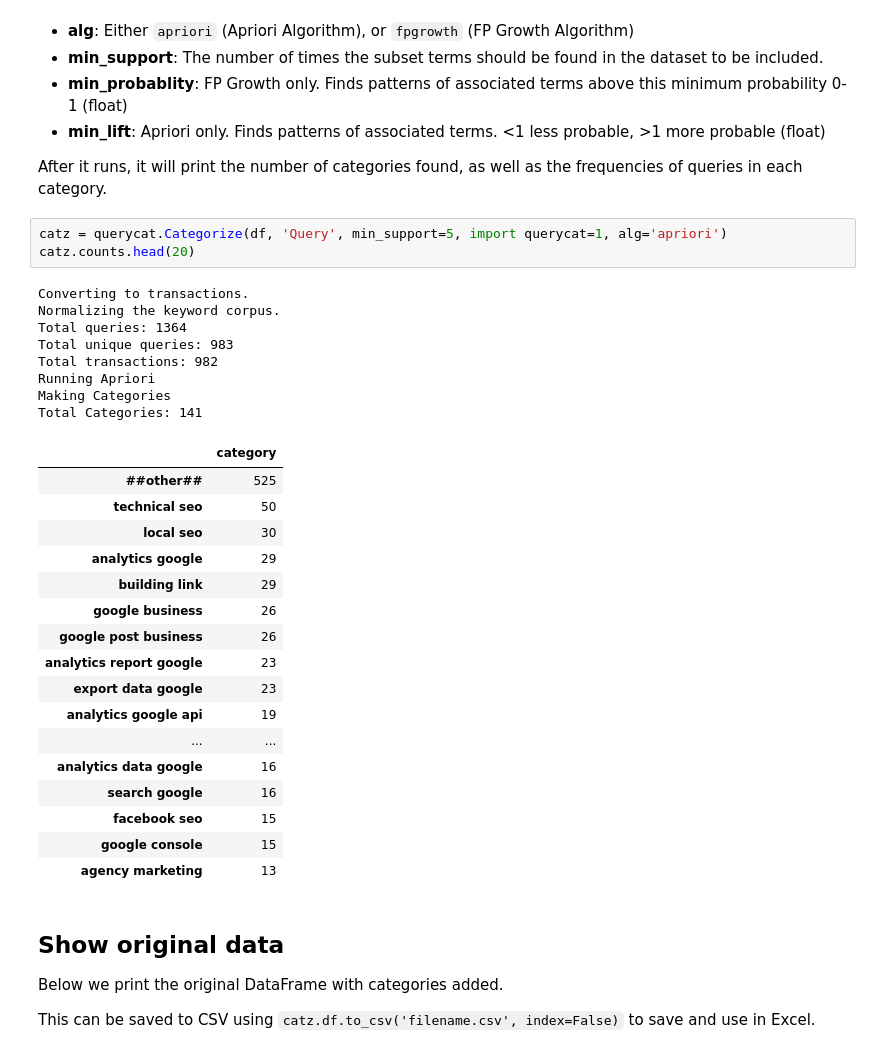
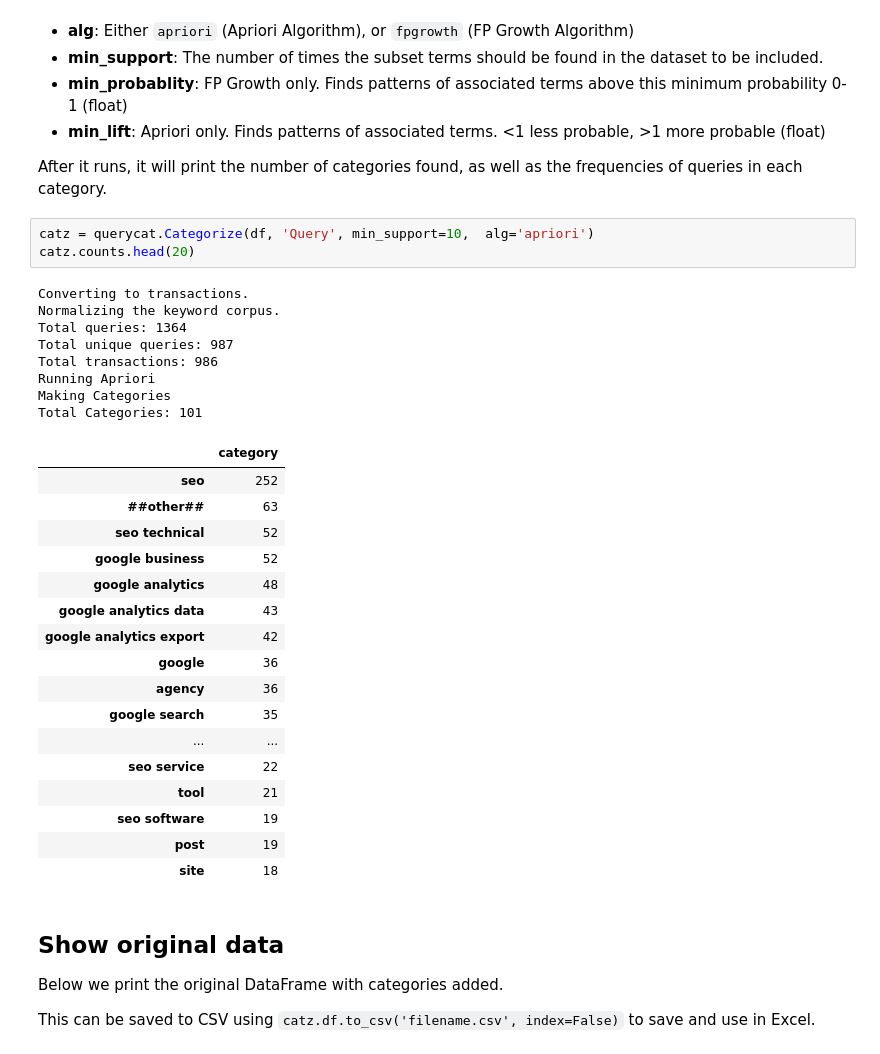
Before and after one commit to jroakes/querycat, a Jupyter notebook: Demo.ipynb, the cells around one changed output. Cells and saved outputs as stored; diff of their text form.

```diff
--- a/Demo.ipynb
+++ b/Demo.ipynb
@@ -46,34 +57,34 @@ The `querycat.Categorize` function, takes the following arguments.
 
 After it runs, it will print the number of categories found, as well as the frequencies of queries in each category.
 # %%
-catz = querycat.Categorize(df, 'Query', min_support=5, import querycat=1, alg='apriori')
+catz = querycat.Categorize(df, 'Query', min_support=10,  alg='apriori')
 catz.counts.head(20)
 # %% [output]
 Converting to transactions.
 Normalizing the keyword corpus.
 Total queries: 1364
-Total unique queries: 983
-Total transactions: 982
+Total unique queries: 987
+Total transactions: 986
 Running Apriori
 Making Categories
-Total Categories: 141
+Total Categories: 101
 |  | category |
-| ##other## | 525 |
-| technical seo | 50 |
-| local seo | 30 |
-| analytics google | 29 |
-| building link | 29 |
-| google business | 26 |
-| google post business | 26 |
-| analytics report google | 23 |
-| export data google | 23 |
-| analytics google api | 19 |
+| seo | 252 |
+| ##other## | 63 |
+| seo technical | 52 |
+| google business | 52 |
+| google analytics | 48 |
+| google analytics data | 43 |
+| google analytics export | 42 |
+| google | 36 |
+| agency | 36 |
+| google search | 35 |
 | ... | ... |
-| analytics data google | 16 |
-| search google | 16 |
-| facebook seo | 15 |
-| google console | 15 |
-| agency marketing | 13 |
+| seo service | 22 |
+| tool | 21 |
+| seo software | 19 |
+| post | 19 |
+| site | 18 |
 # %% [markdown]
 ## Show original data
 Below we print the original DataFrame with categories added.
```
Also changed, not shown: parts of 7 cells of this notebook.
